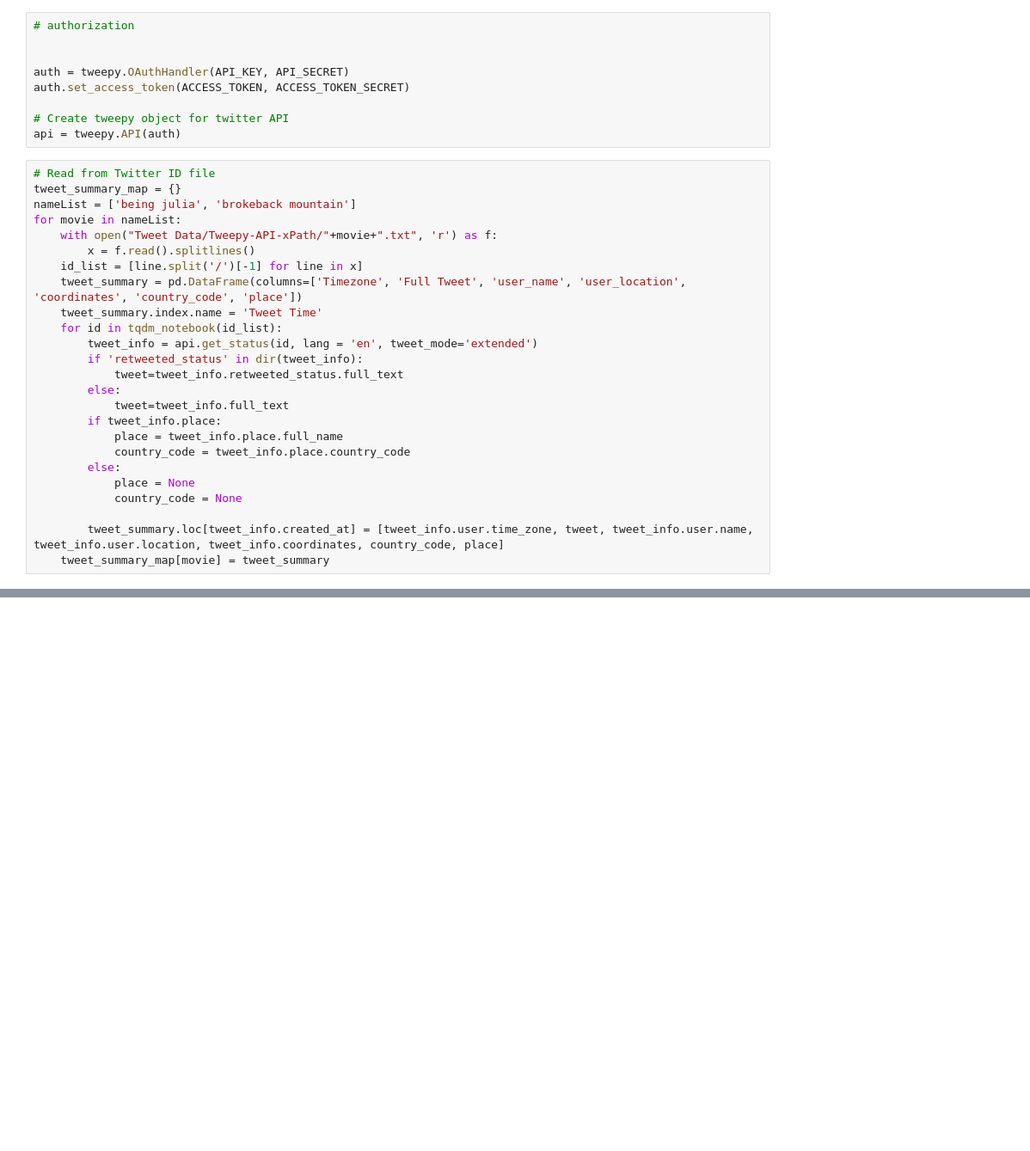
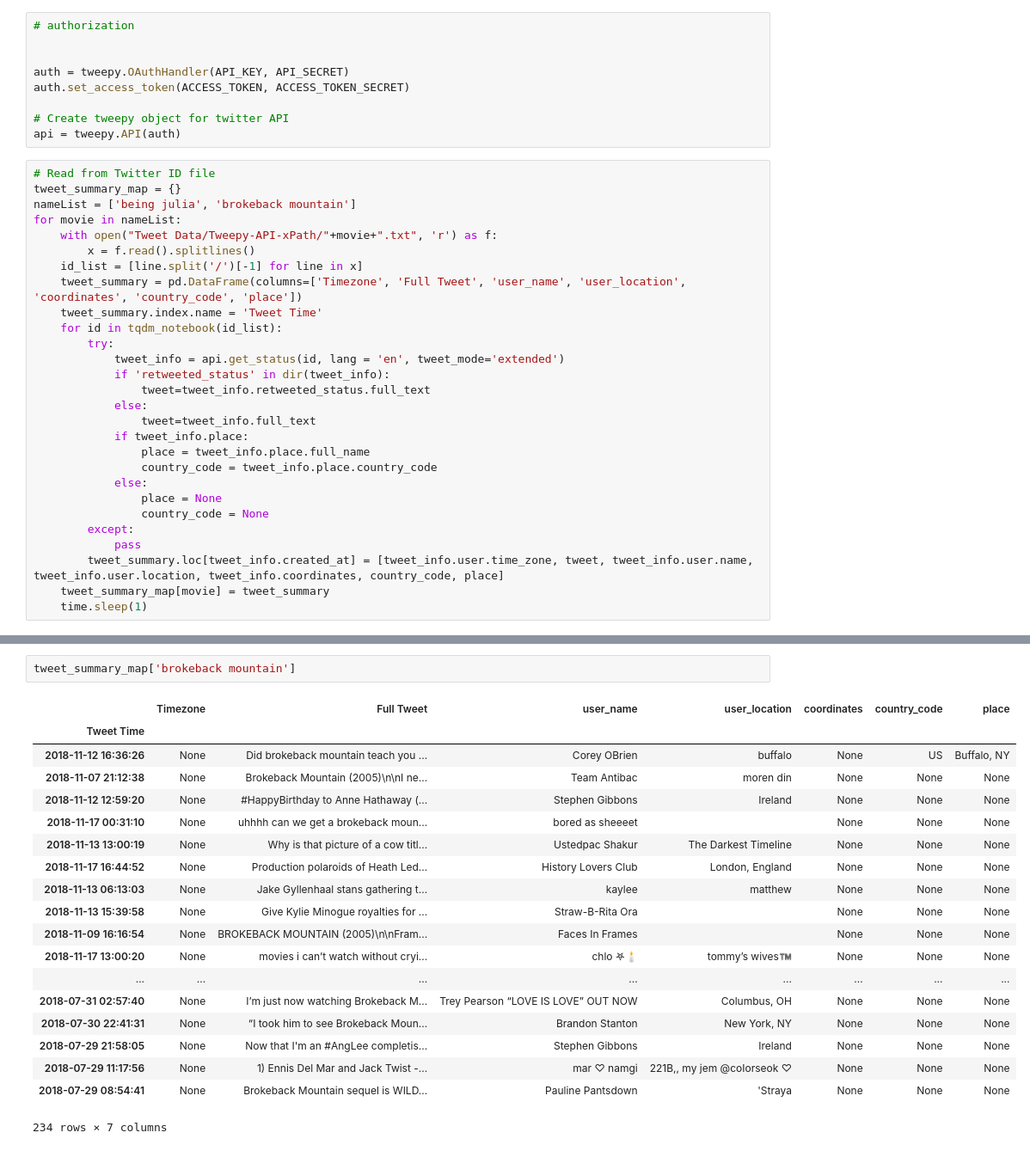
Before and after one commit to sayaaoi/Open.Data.Mashups.Project, a Jupyter notebook: Reproducible notebook.ipynb, the cells around one changed output, grey strips where cells are left out. Shown at 86% size. Drawn from its saved outputs; the diff is of its cells as text; blank space fills up the shorter version.

Commit message:
add tweets snippet

```diff
--- a/Reproducible notebook.ipynb
+++ b/Reproducible notebook.ipynb
@@ -219,19 +360,22 @@ for movie in nameList:
     tweet_summary = pd.DataFrame(columns=['Timezone', 'Full Tweet', 'user_name', 'user_location', 'coordinates', 'country_code', 'place'])
     tweet_summary.index.name = 'Tweet Time'
     for id in tqdm_notebook(id_list):
-        tweet_info = api.get_status(id, lang = 'en', tweet_mode='extended')
-        if 'retweeted_status' in dir(tweet_info):
-            tweet=tweet_info.retweeted_status.full_text
-        else:
-            tweet=tweet_info.full_text
-        if tweet_info.place:
-            place = tweet_info.place.full_name
-            country_code = tweet_info.place.country_code
-        else:
-            place = None
-            country_code = None
-
+        try:
+            tweet_info = api.get_status(id, lang = 'en', tweet_mode='extended')
+            if 'retweeted_status' in dir(tweet_info):
+                tweet=tweet_info.retweeted_status.full_text
+            else:
+                tweet=tweet_info.full_text
+            if tweet_info.place:
+                place = tweet_info.place.full_name
+                country_code = tweet_info.place.country_code
+            else:
+                place = None
+                country_code = None
+        except:
+            pass
         tweet_summary.loc[tweet_info.created_at] = [tweet_info.user.time_zone, tweet, tweet_info.user.name, tweet_info.user.location, tweet_info.coordinates, country_code, place]
     tweet_summary_map[movie] = tweet_summary
+    time.sleep(1)
 # %% [output]
 [interactive output not drawn]
@@ -238,0 +383,22 @@ TweepError: [{'code': 179, 'message': 'Sorry, you are not authorized to see this
+# %%
+tweet_summary_map['brokeback mountain']
+# %% [output]
+|  | Timezone | Full Tweet | user_name | user_location | coordinates | country_code | place |
+| Tweet Time |  |  |  |  |  |  |  |
+| 2018-11-12 16:36:26 | None | Did brokeback mountain teach you ... | Corey OBrien | buffalo | None | US | Buffalo, NY |
+| 2018-11-07 21:12:38 | None | Brokeback Mountain (2005)\n\nI ne... | Team Antibac | moren din | None | None | None |
+| 2018-11-12 12:59:20 | None | #HappyBirthday to Anne Hathaway (... | Stephen Gibbons | Ireland | None | None | None |
+| 2018-11-17 00:31:10 | None | uhhhh can we get a brokeback moun... | bored as sheeeet |  | None | None | None |
+| 2018-11-13 13:00:19 | None | Why is that picture of a cow titl... | Ustedpac Shakur | The Darkest Timeline | None | None | None |
+| 2018-11-17 16:44:52 | None | Production polaroids of Heath Led... | History Lovers Club | London, England | None | None | None |
+| 2018-11-13 06:13:03 | None | Jake Gyllenhaal stans gathering t... | kaylee | matthew | None | None | None |
+| 2018-11-13 15:39:58 | None | Give Kylie Minogue royalties for ... | Straw-B-Rita Ora |  | None | None | None |
+| 2018-11-09 16:16:54 | None | BROKEBACK MOUNTAIN (2005)\n\nFram... | Faces In Frames |  | None | None | None |
+| 2018-11-17 13:00:20 | None | movies i can’t watch without cryi... | chlo 𖤐🕯 | tommy’s wives™️ | None | None | None |
+| ... | ... | ... | ... | ... | ... | ... | ... |
+| 2018-07-31 02:57:40 | None | I’m just now watching Brokeback M... | Trey Pearson “LOVE IS LOVE” OUT NOW | Columbus, OH | None | None | None |
+| 2018-07-30 22:41:31 | None | “I took him to see Brokeback Moun... | Brandon Stanton | New York, NY | None | None | None |
+| 2018-07-29 21:58:05 | None | Now that I'm an #AngLee completis... | Stephen Gibbons | Ireland | None | None | None |
+| 2018-07-29 11:17:56 | None | 1) Ennis Del Mar and Jack Twist -... | mar ♡ namgi | 221B,, my jem @coIorseok ♡ | None | None | None |
+| 2018-07-29 08:54:41 | None | Brokeback Mountain sequel is WILD... | Pauline Pantsdown | 'Straya | None | None | None |
+234 rows × 7 columns
```
Also changed, not shown: parts of 30 cells of this notebook.
